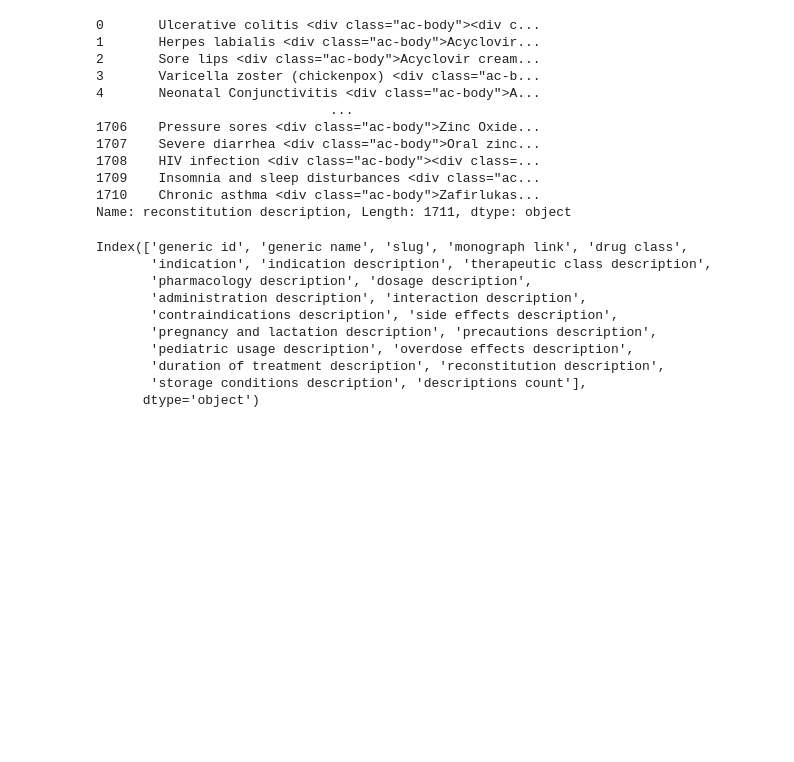
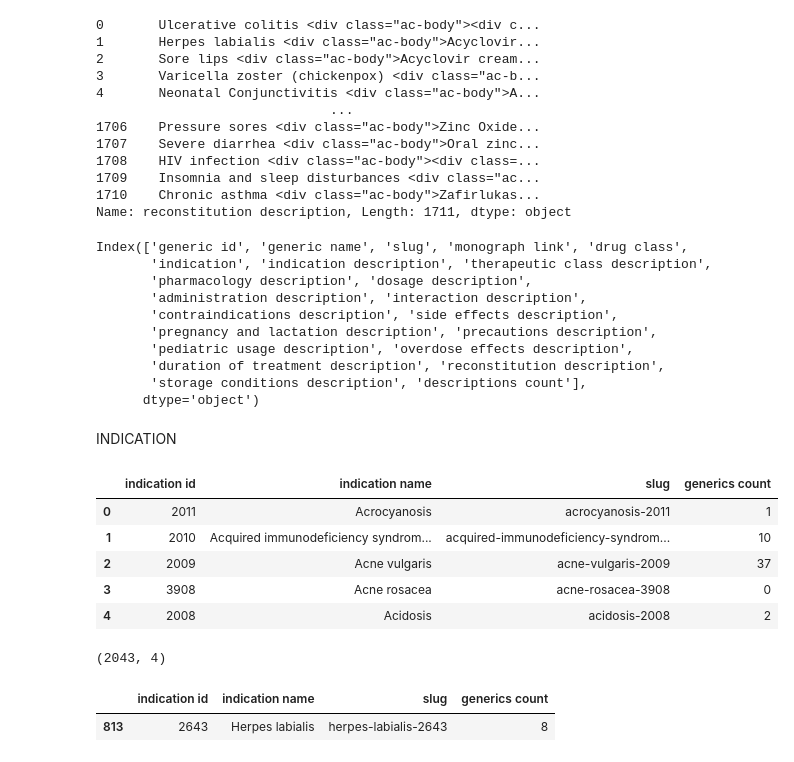
Before and after one commit to Team-Version-Vikings/Team-Version-Vikings-AI-Powered-medicine-Interaction-Checker, a Jupyter notebook: model.ipynb, the cells around one changed output. Drawn from its saved outputs; the diff is of its cells as text; code cells hidden in the pictures; blank space fills up the shorter version.

```diff
--- a/descriptiongenericsModel.ipynb
+++ b/model.ipynb
@@ -3,6 +3,7 @@ import pandas as pd
 import numpy as np
 # %%
 generic_data=pd.read_csv('data\generic.csv')
+indication=pd.read_csv('data\indication.csv')
 # %%
 generic_data.head(5)
 # %% [output]
@@ -156,0 +161,20 @@ Index(['generic id', 'generic name', 'slug', 'monograph link', 'drug class',
+# %% [markdown]
+INDICATION
+# %%
+indication.head()
+# %% [output]
+|  | indication id | indication name | slug | generics count |
+| 0 | 2011 | Acrocyanosis | acrocyanosis-2011 | 1 |
+| 1 | 2010 | Acquired immunodeficiency syndrom... | acquired-immunodeficiency-syndrom... | 10 |
+| 2 | 2009 | Acne vulgaris | acne-vulgaris-2009 | 37 |
+| 3 | 3908 | Acne rosacea | acne-rosacea-3908 | 0 |
+| 4 | 2008 | Acidosis | acidosis-2008 | 2 |
+# %%
+indication.shape
+# %% [output]
+(2043, 4)
+# %%
+indication[indication["indication name"]=="Herpes labialis"]
+# %% [output]
+|  | indication id | indication name | slug | generics count |
+| 813 | 2643 | Herpes labialis | herpes-labialis-2643 | 8 |
```
Also changed, not shown: parts of 7 cells of this notebook, 1 other file.
